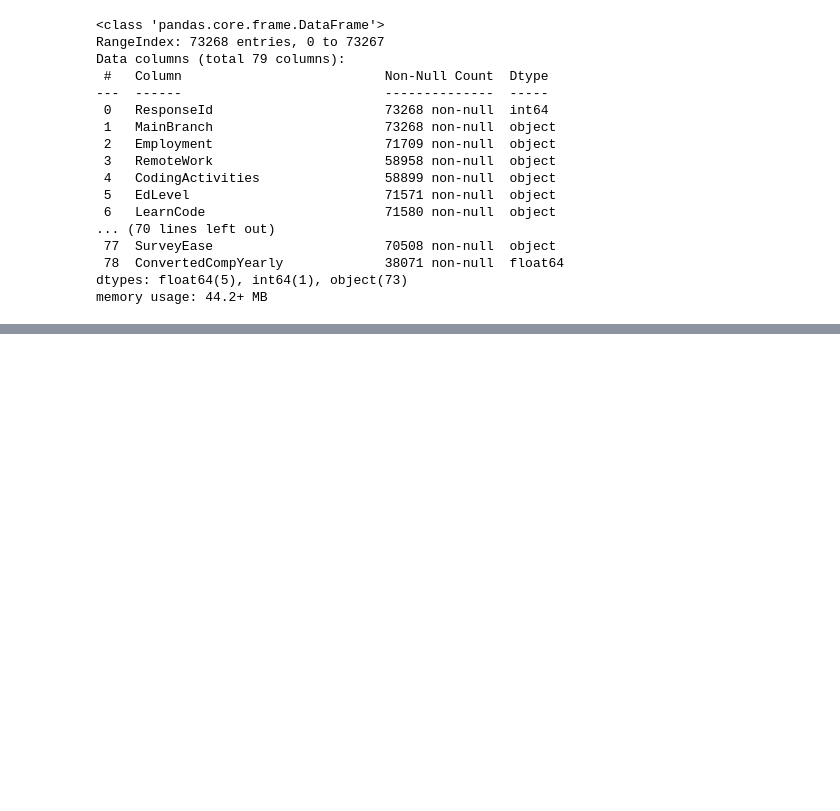
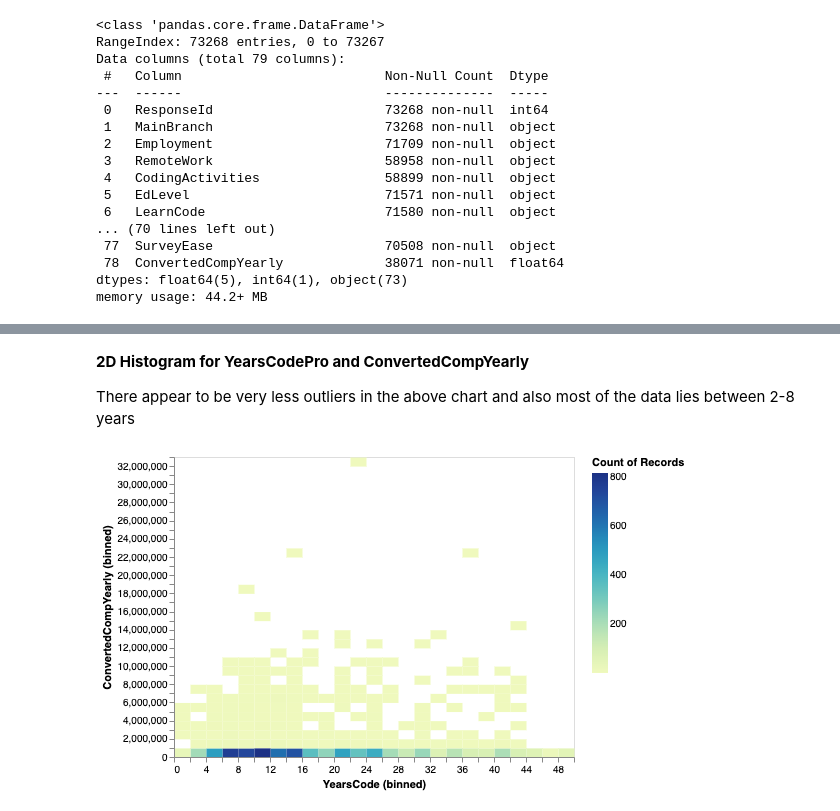
Before and after one commit to UBC-MDS/DSCI522-Group16-2022, a Jupyter notebook: Salaries_data_EDA_notebook.ipynb, the cells around one changed output, grey strips where cells are left out. Cells and saved outputs as stored; diff of their text form; code cells hidden in the pictures; blank space fills up the shorter version.

```diff
--- a/Salaries_data_EDA_notebook.ipynb
+++ b/Salaries_data_EDA_notebook.ipynb
@@ -320,0 +245,8 @@ alt.Chart(train_df).mark_rect().encode(
+# %% [markdown]
+<b>2D Histogram for YearsCodePro and ConvertedCompYearly </b>
+
+There appear to be very less outliers in the above chart and also most of the data lies between 2-8 years
+# %%
+years_code
+# %% [output]
+[figure, added]
```
Also changed, not shown: parts of 62 cells of this notebook.
